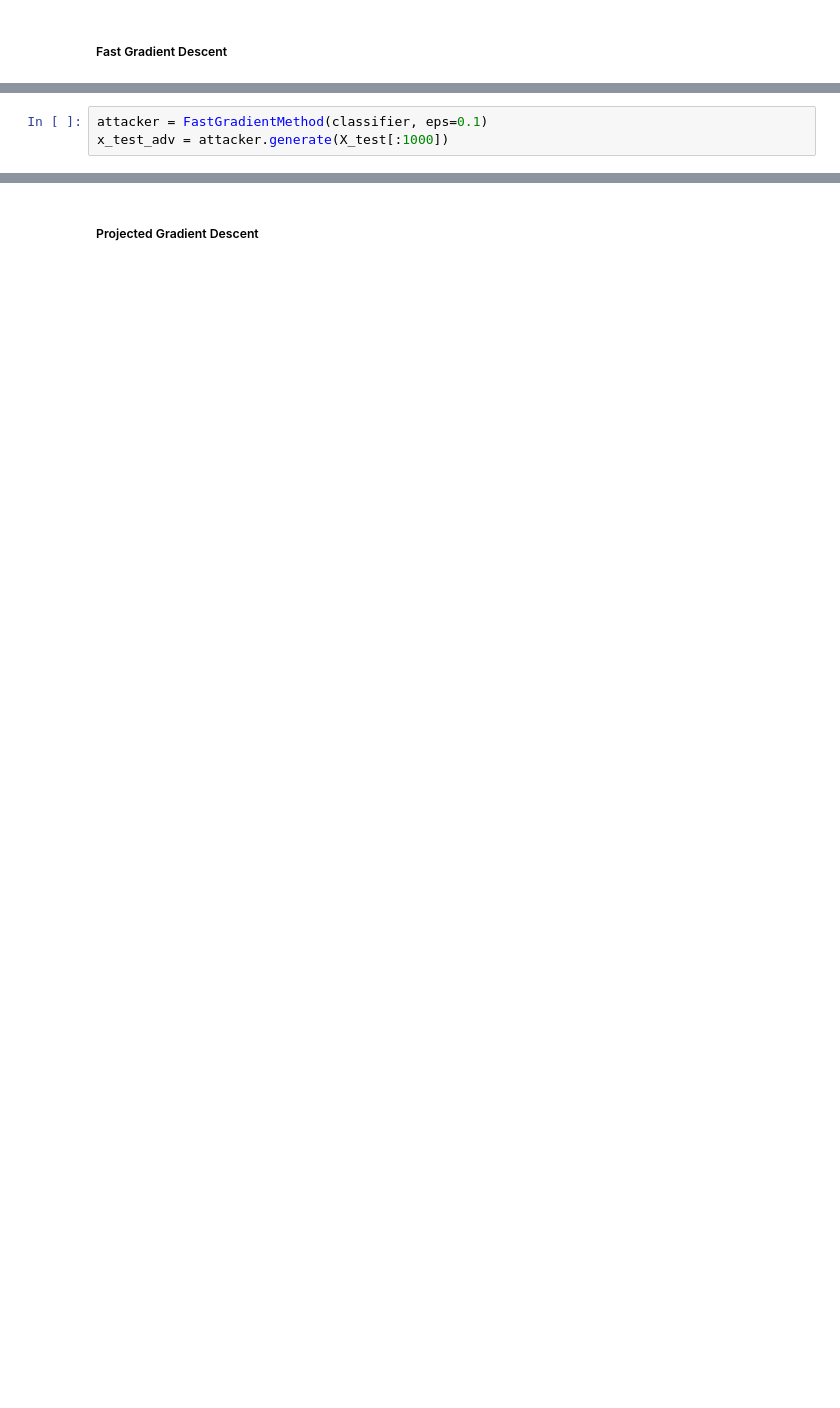
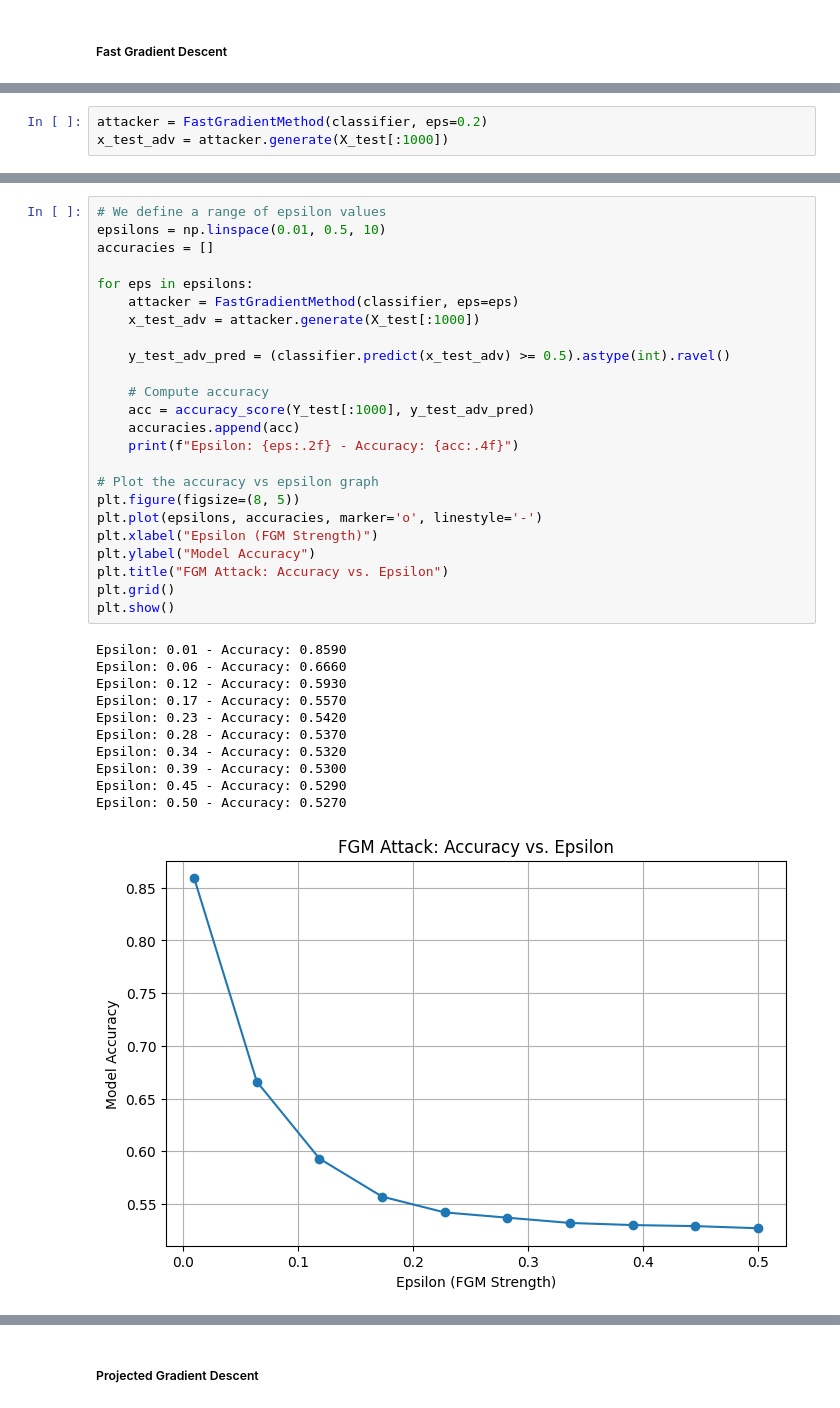
Before and after one commit to Oriiiane/SDI_DA, a Jupyter notebook: DA_attaque.ipynb, the cells around one changed output, grey strips where cells are left out. Saved outputs shown, nothing was run; the diff lists cells and outputs as text; blank space fills up the shorter version.

Commit message:
Comment attack / defense

```diff
--- a/DA_attaque.ipynb
+++ b/DA_attaque.ipynb
@@ -357,5 +356,5 @@ Subclasses:     ProjectedGradientDescentCommon
 # %%
-attacker = FastGradientMethod(classifier, eps=0.1)
+attacker = FastGradientMethod(classifier, eps=0.2)
 x_test_adv = attacker.generate(X_test[:1000])
 # %%
 x_test_adv_pred = (classifier.predict(x_test_adv) >= 0.5).astype(int).ravel()
@@ -370,0 +374,36 @@ Incorrectly classified: 371
+# %%
+# We define a range of epsilon values
+epsilons = np.linspace(0.01, 0.5, 10)
+accuracies = []
+
+for eps in epsilons:
+    attacker = FastGradientMethod(classifier, eps=eps)
+    x_test_adv = attacker.generate(X_test[:1000])
+
+    y_test_adv_pred = (classifier.predict(x_test_adv) >= 0.5).astype(int).ravel()
+
+    # Compute accuracy
+    acc = accuracy_score(Y_test[:1000], y_test_adv_pred)
+    accuracies.append(acc)
+    print(f"Epsilon: {eps:.2f} - Accuracy: {acc:.4f}")
+
+# Plot the accuracy vs epsilon graph
+plt.figure(figsize=(8, 5))
+plt.plot(epsilons, accuracies, marker='o', linestyle='-')
+plt.xlabel("Epsilon (FGM Strength)")
+plt.ylabel("Model Accuracy")
+plt.title("FGM Attack: Accuracy vs. Epsilon")
+plt.grid()
+plt.show()
+# %% [output]
+Epsilon: 0.01 - Accuracy: 0.8590
+Epsilon: 0.06 - Accuracy: 0.6660
+Epsilon: 0.12 - Accuracy: 0.5930
+Epsilon: 0.17 - Accuracy: 0.5570
+Epsilon: 0.23 - Accuracy: 0.5420
+Epsilon: 0.28 - Accuracy: 0.5370
+Epsilon: 0.34 - Accuracy: 0.5320
+Epsilon: 0.39 - Accuracy: 0.5300
+Epsilon: 0.45 - Accuracy: 0.5290
+Epsilon: 0.50 - Accuracy: 0.5270
+[figure, added]
```
Also changed, not shown: parts of 17 cells of this notebook.
